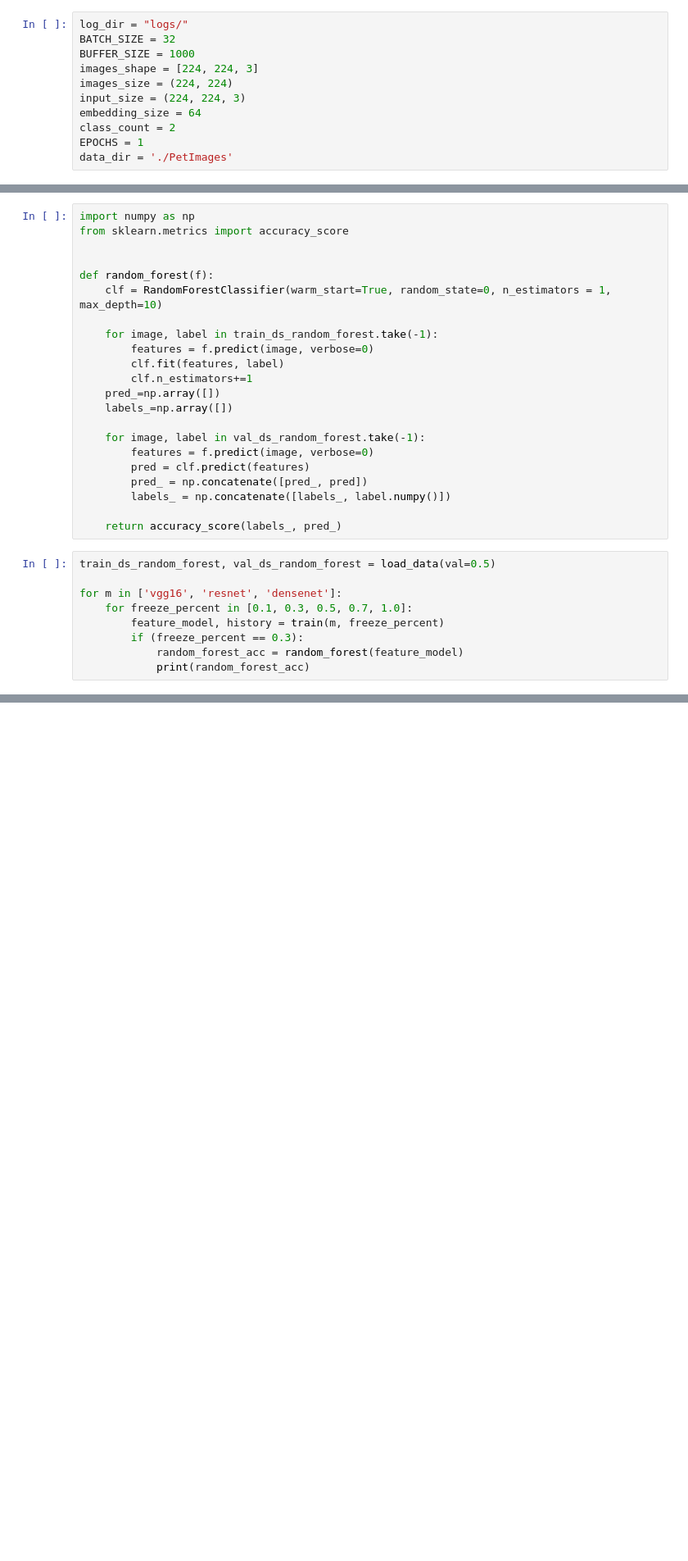
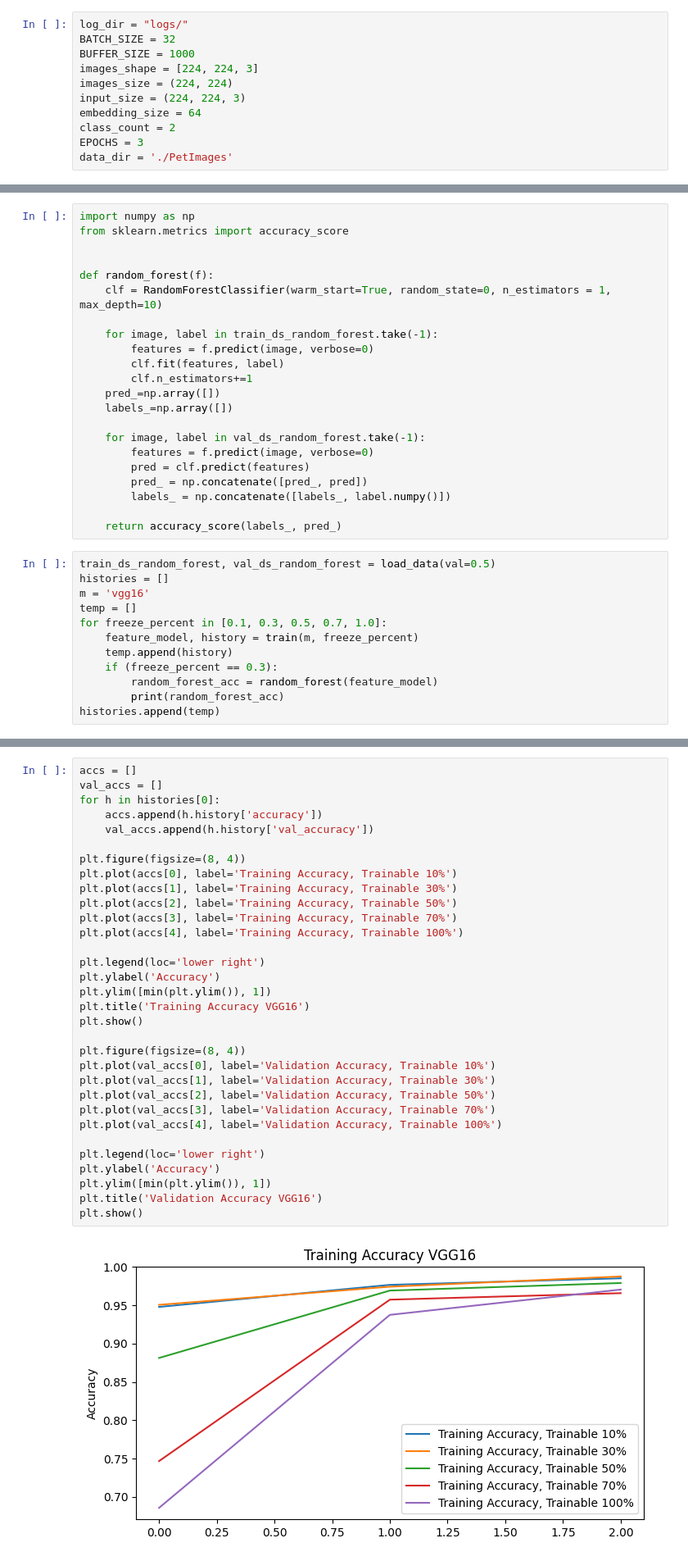
Before and after one commit to Arya-Ebrahimi/deep-learning-spring2023, a Jupyter notebook: HW2/Transfer_Learning.ipynb, the cells around one changed output, grey strips where cells are left out. Shown: that part at 82% size. Drawn from its saved outputs; the diff is of its cells as text; blank space fills up the shorter version.

```diff
--- a/HW2/Transfer_Learning.ipynb
+++ b/HW2/Transfer_Learning.ipynb
@@ -43,7 +41,7 @@ images_size = (224, 224)
 input_size = (224, 224, 3)
 embedding_size = 64
 class_count = 2
-EPOCHS = 1
+EPOCHS = 3
 data_dir = './PetImages'
 # %%
 def load_data(val=0.5):
@@ -137,13 +135,16 @@ def random_forest(f):
     return accuracy_score(labels_, pred_)
 # %%
 train_ds_random_forest, val_ds_random_forest = load_data(val=0.5)
-
-for m in ['vgg16', 'resnet', 'densenet']:
-    for freeze_percent in [0.1, 0.3, 0.5, 0.7, 1.0]:
-        feature_model, history = train(m, freeze_percent)
-        if (freeze_percent == 0.3):
-            random_forest_acc = random_forest(feature_model)
-            print(random_forest_acc)
+histories = []
+m = 'vgg16'
+temp = []
+for freeze_percent in [0.1, 0.3, 0.5, 0.7, 1.0]:
+    feature_model, history = train(m, freeze_percent)
+    temp.append(history)
+    if (freeze_percent == 0.3):
+        random_forest_acc = random_forest(feature_model)
+        print(random_forest_acc)
+histories.append(temp)
 # %% [output]
 Found 23410 files belonging to 2 classes.
 Using 11705 files for training.
@@ -164,0 +166,34 @@ Using 11705 files for validation.
+# %%
+accs = []
+val_accs = []
+for h in histories[0]:
+    accs.append(h.history['accuracy'])
+    val_accs.append(h.history['val_accuracy'])
+
+plt.figure(figsize=(8, 4))
+plt.plot(accs[0], label='Training Accuracy, Trainable 10%')
+plt.plot(accs[1], label='Training Accuracy, Trainable 30%')
+plt.plot(accs[2], label='Training Accuracy, Trainable 50%')
+plt.plot(accs[3], label='Training Accuracy, Trainable 70%')
+plt.plot(accs[4], label='Training Accuracy, Trainable 100%')
+
+plt.legend(loc='lower right')
+plt.ylabel('Accuracy')
+plt.ylim([min(plt.ylim()), 1])
+plt.title('Training Accuracy VGG16')
+plt.show()
+
+plt.figure(figsize=(8, 4))
+plt.plot(val_accs[0], label='Validation Accuracy, Trainable 10%')
+plt.plot(val_accs[1], label='Validation Accuracy, Trainable 30%')
+plt.plot(val_accs[2], label='Validation Accuracy, Trainable 50%')
+plt.plot(val_accs[3], label='Validation Accuracy, Trainable 70%')
+plt.plot(val_accs[4], label='Validation Accuracy, Trainable 100%')
+
+plt.legend(loc='lower right')
+plt.ylabel('Accuracy')
+plt.ylim([min(plt.ylim()), 1])
+plt.title('Validation Accuracy VGG16')
+plt.show()
+# %% [output]
+[figure, added]
```
Also changed, not shown: parts of 11 cells of this notebook, 7 other files.
